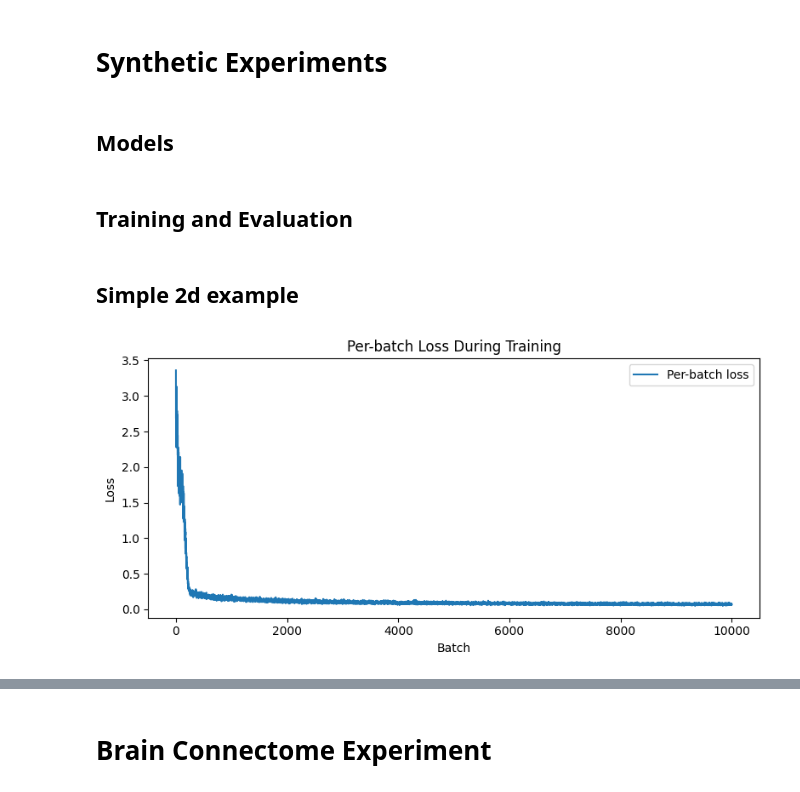
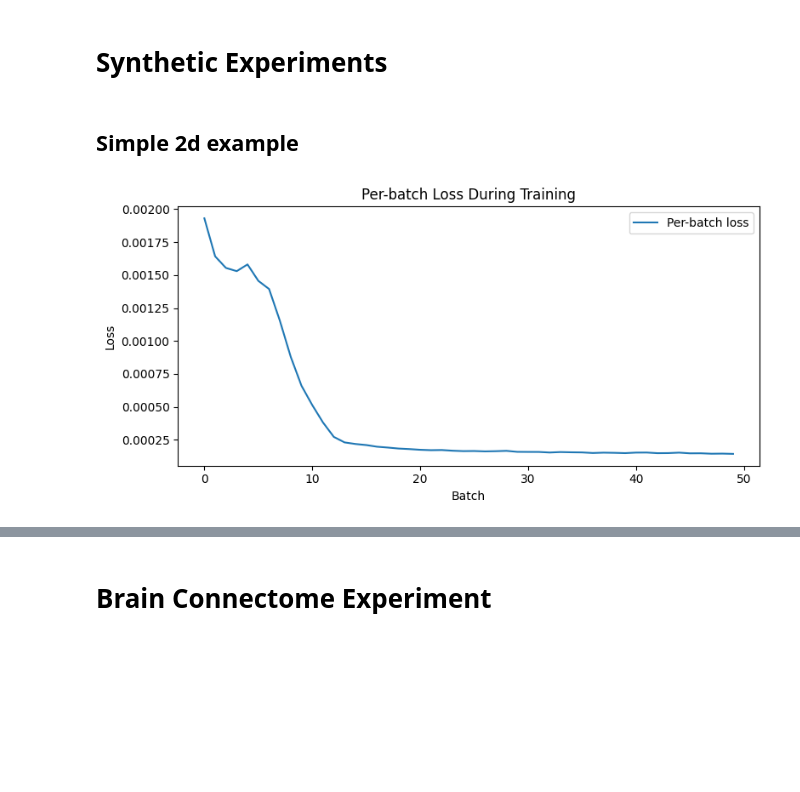
Before and after one commit to KacperWyrwal/topological-flow-matching, a Jupyter notebook: brain_fmri_experiment-refactored.ipynb, the cells around one changed output, grey strips where cells are left out. Cells and saved outputs as stored; diff of their text form; code cells hidden in the pictures; blank space fills up the shorter version.

```diff
--- a/brain_fmri_experiment-refactored.ipynb
+++ b/brain_fmri_experiment-refactored.ipynb
@@ -1196,15 +1192,10 @@ class SDESolver(ABC):
 
 
 class EulerMaruyamaSolver(SDESolver):
-    def __init__(self, sde: SDE, n: int, timesteps: str = "uniform"):
-        # TODO Consider whether to move the SDE into sample_path.
-        super().__init__()
-        self.sde = sde
-
-        if timesteps == "uniform":
-            self.timesteps = UniformTimesteps(n)
-        else:
-            raise ValueError(f"Invalid timesteps: {timesteps}")
+    def __init__(self, sde: SDE, *, timesteps: TimeSteps):
+        # TODO Maybe move the SDE into sample_path.
+        super().__init__(sde=sde)
+        self.timesteps = timesteps
 
     def dx(self, dt: torch.Tensor, t: torch.Tensor, x: torch.Tensor, *, control: Control) -> torch.Tensor:
         """
@@ -2524,6 +2595,2 @@ plt.show()
 # %% [markdown]
 # Synthetic Experiments
-# %% [markdown]
-## Models
-# %% [markdown]
-## Training and Evaluation
@@ -2690,56 +2620,62 @@ px.scatter(df, x='x', y='y', color='time')
 # %%
 sigma = 0.0
 c = 2.0
-
 A = torch.tensor([
     [0.0, 1.0],
     [1.0, 0.0],
 ])
 D = torch.diag_embed(
     torch.sum(A, dim=-1),
 )
 L = D - A
-
 sde = HeatBMTSDE(L=L, c=c, sigma=sigma)
 
-# ot_solver = EntropicOTSolver(sde=sde, normalize_variance=True)
-ot_solver = OTSolver(sde=sde, epsilon=0.0)
-# time_sampler = BetaTimeSampler()
-time_sampler = DiscreteTimeSampler(timesteps=UniformTimesteps(n=1000))
 x0_distribution = EightGaussians()
 x1_distribution = Moons()
-# time_sampler = UniformTimeSampler()
 dataset = MatchingDistributionDataset(
     x0_distribution,
     x1_distribution,
-    time_sampler=time_sampler,
+)
+
+ot_solver = OTSolver(sde=sde, epsilon=0.0)
+batch_size = 512
+num_batches = 20 * 512 // batch_size
+batch_sampler = OTBatchSampler(
+    dataset=dataset,
+    ot_solver=ot_solver,
+    batch_size=batch_size,
+    num_batches=num_batches,
+    batchwise_ot=False,
+)
+train_data_loader = MatchingDataLoader(
+    dataset=dataset,
+    batch_sampler=batch_sampler,
 )
 
 model = ResidualNN(data_dim=2)
 
+num_epochs = 1000 // num_batches
+history = fit(
+    sde=sde,
+    model=model,
+    train_data_loader=train_data_loader,
+    num_epochs=num_epochs,
 
-batch_size = 512
-num_batches = 20 * 512 // batch_size
-num_epochs = 10000 // num_batches
-
-per_batch_losses = train(
-    sde, ot_solver, model, dataset,
-    num_epochs=num_epochs, batch_size=batch_size, num_batches=num_batches,
-    lr=0.0001, use_ema=False,
 )
+per_batch_losses = history['loss']
 
 
 # Plot per-batch loss after training
 plt.figure(figsize=(8, 4))
 plt.plot(per_batch_losses, label="Per-batch loss")
 plt.xlabel("Batch")
 plt.ylabel("Loss")
 plt.title("Per-batch Loss During Training")
 plt.legend()
 plt.tight_layout()
 plt.show()
 # %% [output]
-[figure, old version]
+[figure, new version]
 # %%
 with torch.inference_mode():
     model_control = ModelControl(model=model)
```
Also changed, not shown: parts of 12 cells of this notebook.
